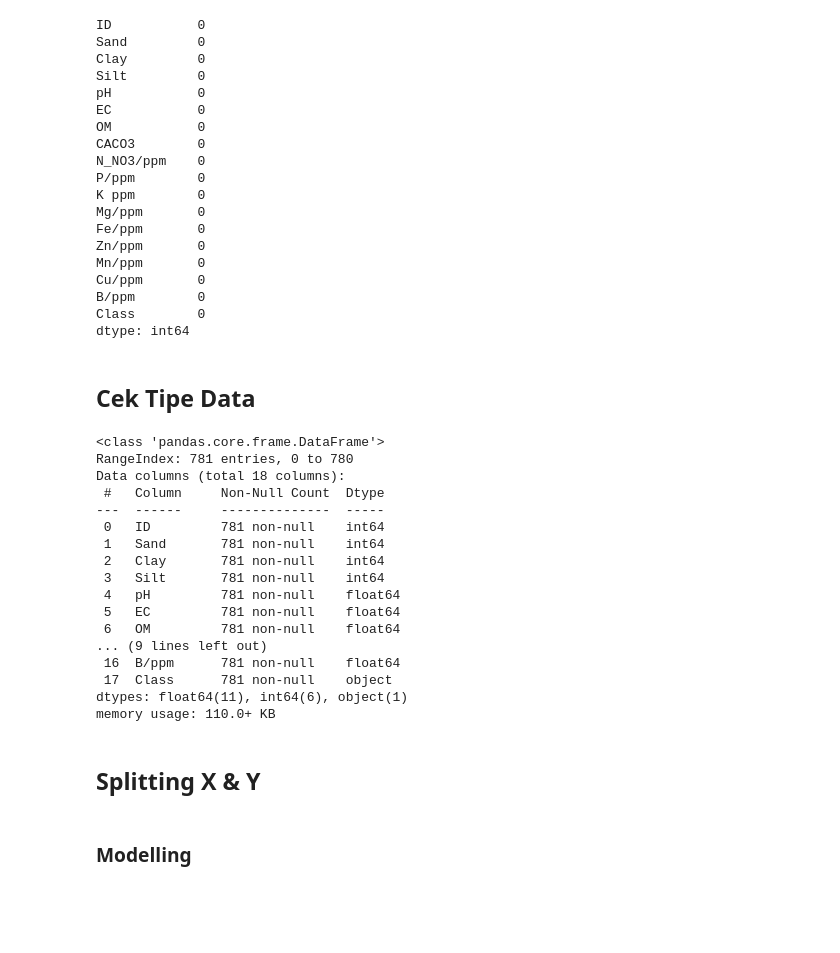
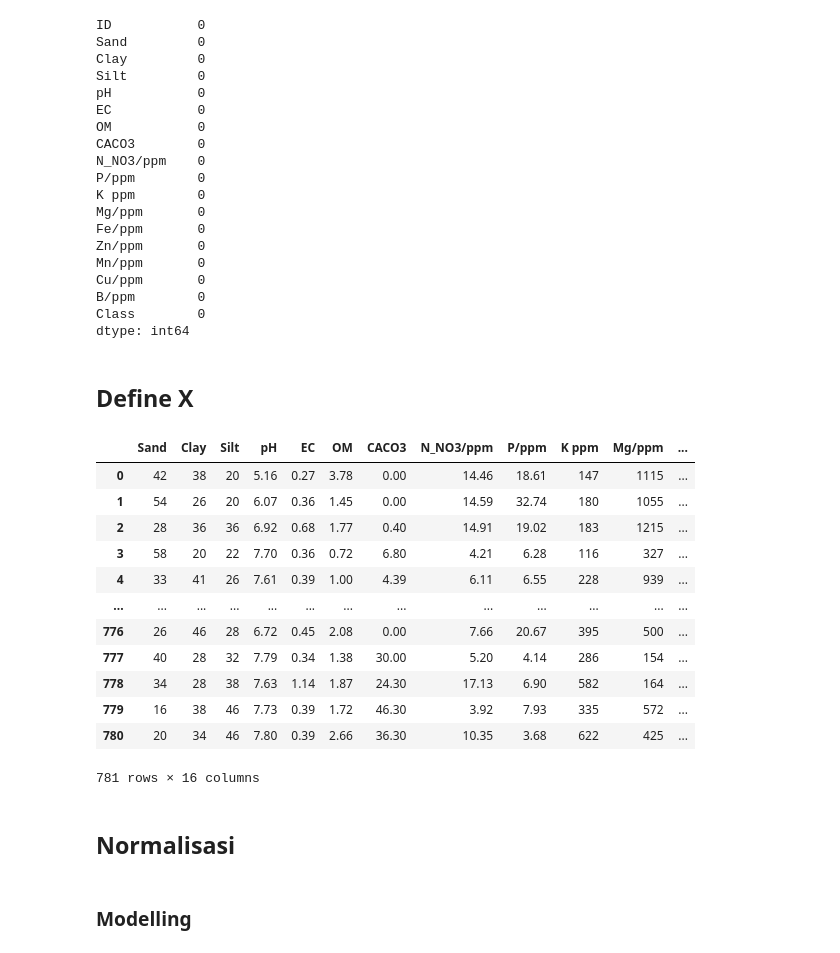
Before and after one commit to Rullyro/tubesandat, a Jupyter notebook: tubesanalisisdata.ipynb, the cells around one changed output. Drawn from its saved outputs; the diff is of its cells as text; code cells hidden in the pictures; blank space fills up the shorter version.

```diff
--- a/tubesanalisisdata.ipynb
+++ b/tubesanalisisdata.ipynb
@@ -536,30 +536,24 @@ Cu/ppm       0
 B/ppm        0
 Class        0
 dtype: int64
-# %% [markdown]
-## Cek Tipe Data
-# %%
-df1.info()
-# %% [output]
-<class 'pandas.core.frame.DataFrame'>
-RangeIndex: 781 entries, 0 to 780
-Data columns (total 18 columns):
- #   Column     Non-Null Count  Dtype
----  ------     --------------  -----
- 0   ID         781 non-null    int64
- 1   Sand       781 non-null    int64
- 2   Clay       781 non-null    int64
- 3   Silt       781 non-null    int64
- 4   pH         781 non-null    float64
- 5   EC         781 non-null    float64
- 6   OM         781 non-null    float64
-... (9 lines left out)
- 16  B/ppm      781 non-null    float64
- 17  Class      781 non-null    object
-dtypes: float64(11), int64(6), object(1)
-memory usage: 110.0+ KB
 # %% [markdown]
-## Splitting X & Y
+## Define X
 # %%
 X = df1.iloc[:,1:17] # Features
-Y = df1['Class'] # Target variable
+X
+# %% [output]
+|  | Sand | Clay | Silt | pH | EC | OM | CACO3 | N_NO3/ppm | P/ppm | K ppm | Mg/ppm | ... |
+| 0 | 42 | 38 | 20 | 5.16 | 0.27 | 3.78 | 0.00 | 14.46 | 18.61 | 147 | 1115 | ... |
+| 1 | 54 | 26 | 20 | 6.07 | 0.36 | 1.45 | 0.00 | 14.59 | 32.74 | 180 | 1055 | ... |
+| 2 | 28 | 36 | 36 | 6.92 | 0.68 | 1.77 | 0.40 | 14.91 | 19.02 | 183 | 1215 | ... |
+| 3 | 58 | 20 | 22 | 7.70 | 0.36 | 0.72 | 6.80 | 4.21 | 6.28 | 116 | 327 | ... |
+| 4 | 33 | 41 | 26 | 7.61 | 0.39 | 1.00 | 4.39 | 6.11 | 6.55 | 228 | 939 | ... |
+| ... | ... | ... | ... | ... | ... | ... | ... | ... | ... | ... | ... | ... |
+| 776 | 26 | 46 | 28 | 6.72 | 0.45 | 2.08 | 0.00 | 7.66 | 20.67 | 395 | 500 | ... |
+| 777 | 40 | 28 | 32 | 7.79 | 0.34 | 1.38 | 30.00 | 5.20 | 4.14 | 286 | 154 | ... |
+| 778 | 34 | 28 | 38 | 7.63 | 1.14 | 1.87 | 24.30 | 17.13 | 6.90 | 582 | 164 | ... |
+| 779 | 16 | 38 | 46 | 7.73 | 0.39 | 1.72 | 46.30 | 3.92 | 7.93 | 335 | 572 | ... |
+| 780 | 20 | 34 | 46 | 7.80 | 0.39 | 2.66 | 36.30 | 10.35 | 3.68 | 622 | 425 | ... |
+781 rows × 16 columns
+# %% [markdown]
+## Normalisasi
```
Also changed, not shown: parts of 9 cells of this notebook.
